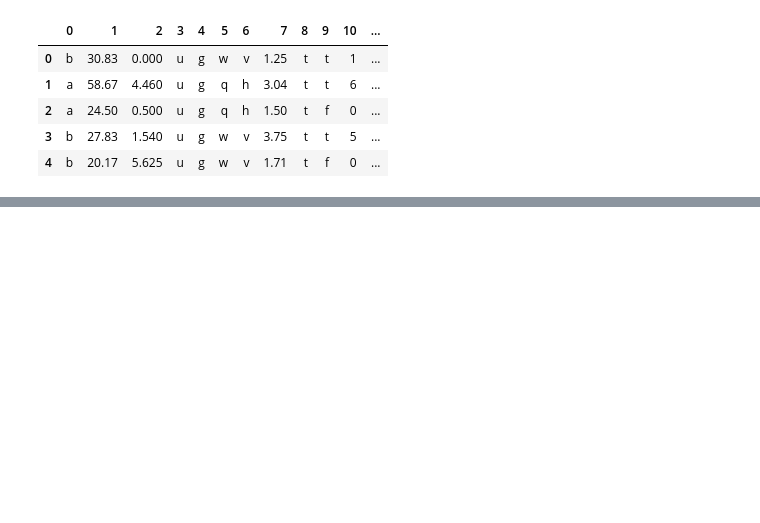
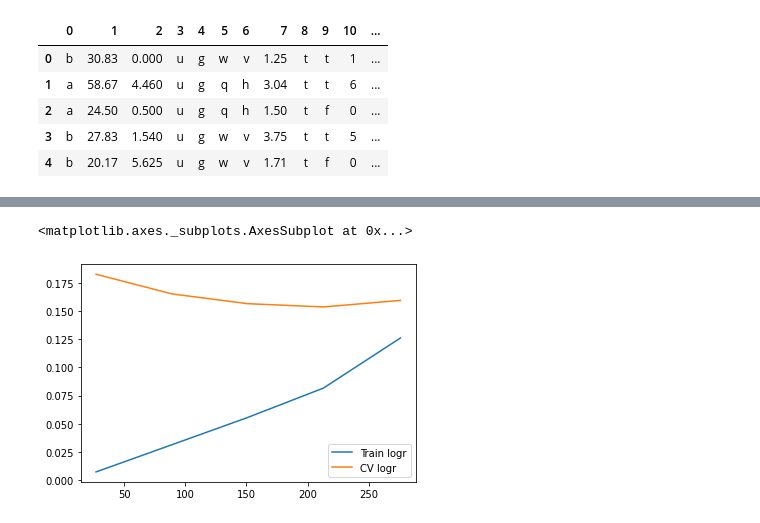
Before and after one commit to ShkalikovOleh/Labs, a Jupyter notebook: Data Science/Credit Approval/Credit Approval.ipynb, the cells around one changed output, grey strips where cells are left out. Drawn from its saved outputs; the diff is of its cells as text; code cells hidden in the pictures; blank space fills up the shorter version.

```diff
--- a/Data Science/Credit Approval/Credit Approval.ipynb
+++ b/Data Science/Credit Approval/Credit Approval.ipynb
@@ -85,0 +198,22 @@ credit[12] = credit[12].astype('category')
+# %%
+def one_hot_encoding(data):
+    labels = np.unique(data)
+    result = np.zeros((data.size, labels.size))
+    for i in range(labels.size):
+        result[data == labels[i], i] = 1
+    return result
+# %%
+categories = credit.select_dtypes("category")
+credit_one_hot = pd.DataFrame()
+for i in range(categories.shape[1]):
+    uniq_values = np.unique(categories.iloc[:,i])
+    names = [str(categories.columns[i]) + str(value) for value in uniq_values]
+    temp = pd.DataFrame(one_hot_encoding(categories.iloc[:,i]), columns=names)
+    credit_one_hot = pd.concat([credit_one_hot, temp], axis=1)
+
+
+num_features = credit.select_dtypes(exclude="category")
+credit_one_hot = pd.concat([num_features, credit_one_hot], axis=1)
+# %%
+credit_ds = min_max_normalize(credit_one_hot.drop(15, axis=1))
+credit_ds
@@ -85,0 +234,14 @@ credit[12] = credit[12].astype('category')
+# %%
+y =  credit[15].astype("int")
+trainX, testX,  trainY, testY = train_test_split(credit_ds, y, test_size=0.5)
+# %%
+logr = LogisticRegression()
+logr.fit(trainX, trainY)
+
+train_size, train_scores, valid_scores = learning_curve(logr, trainX, trainY, scoring=make_scorer(mean_squared_error))
+
+sns.lineplot(train_size, train_scores.mean(axis=1), label="Train logr")
+sns.lineplot(train_size, valid_scores.mean(axis=1), label="CV logr")
+# %% [output]
+<matplotlib.axes._subplots.AxesSubplot at 0x...>
+[figure, added]
```
Also changed, not shown: parts of 20 cells of this notebook.
